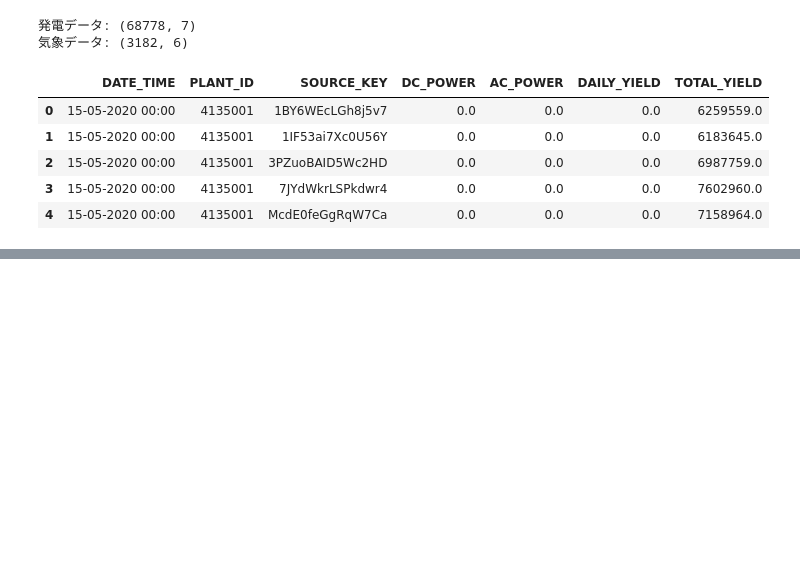
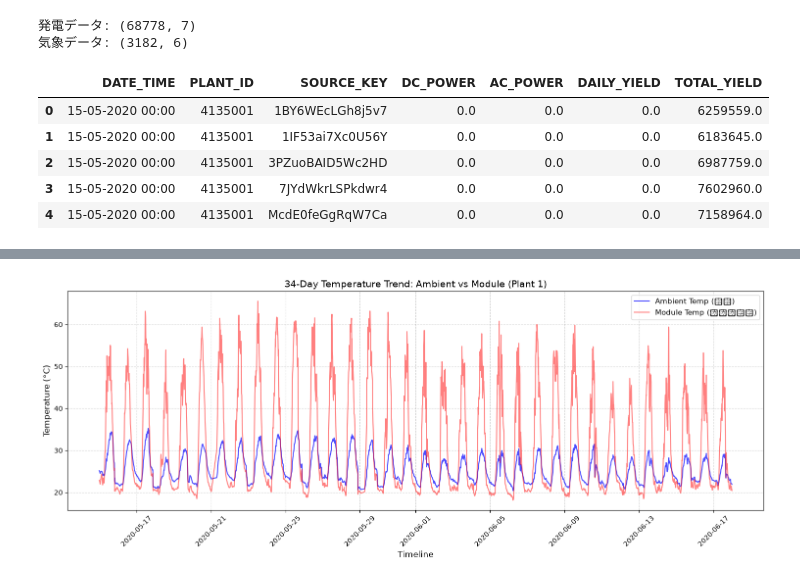
Before and after one commit to tateshita1908/solar-power-forecasting-system, a Jupyter notebook: notebooks/01_equipment_fault_detection.ipynb, the cells around one changed output, grey strips where cells are left out. Drawn from its saved outputs; the diff is of its cells as text; code cells hidden in the pictures; blank space fills up the shorter version.

```diff
--- a/notebooks/01_equipment_fault_detection.ipynb
+++ b/notebooks/01_equipment_fault_detection.ipynb
@@ -22,0 +146,23 @@ gen_df.head()
+# %%
+import pandas as pd
+import matplotlib.pyplot as plt
+
+# 日時型への変換（まだやっていない場合）
+plant1_weather_df['DATE_TIME'] = pd.to_datetime(plant1_weather_df['DATE_TIME'])
+# %%
+plt.figure(figsize=(15, 6))
+
+# 気温とパネル温度を重ねて描画
+plt.plot(plant1_weather_df['DATE_TIME'], plant1_weather_df['AMBIENT_TEMPERATURE'], label='Ambient Temp (気温)', color='blue', alpha=0.7)
+plt.plot(plant1_weather_df['DATE_TIME'], plant1_weather_df['MODULE_TEMPERATURE'], label='Module Temp (パネル温度)', color='red', alpha=0.5)
+
+plt.title("34-Day Temperature Trend: Ambient vs Module (Plant 1)", fontsize=14)
+plt.xlabel("Timeline", fontsize=12)
+plt.ylabel("Temperature (°C)", fontsize=12)
+plt.grid(True, linestyle='--', alpha=0.5)
+plt.legend(fontsize=11)
+plt.xticks(rotation=45)
+plt.tight_layout()
+plt.show()
+# %% [output]
+[figure, added]
```
Also changed, not shown: parts of 10 cells of this notebook.
